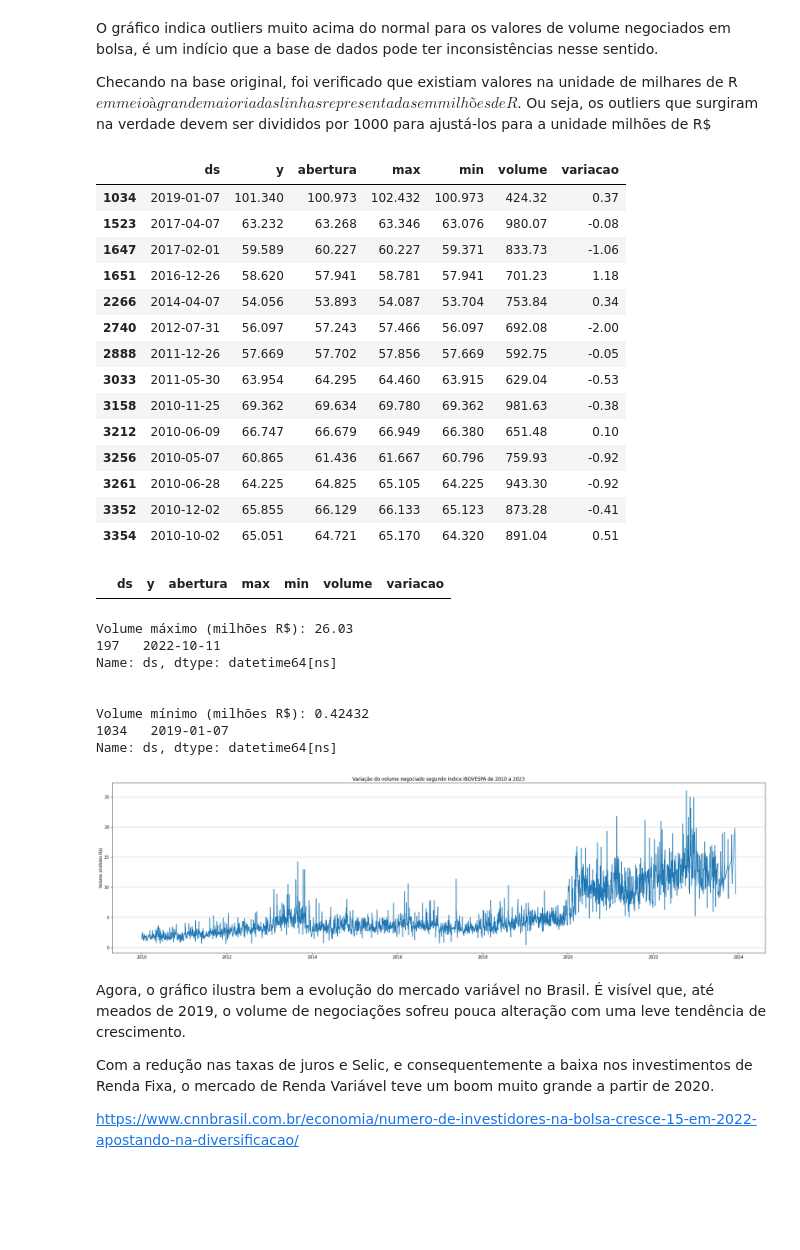
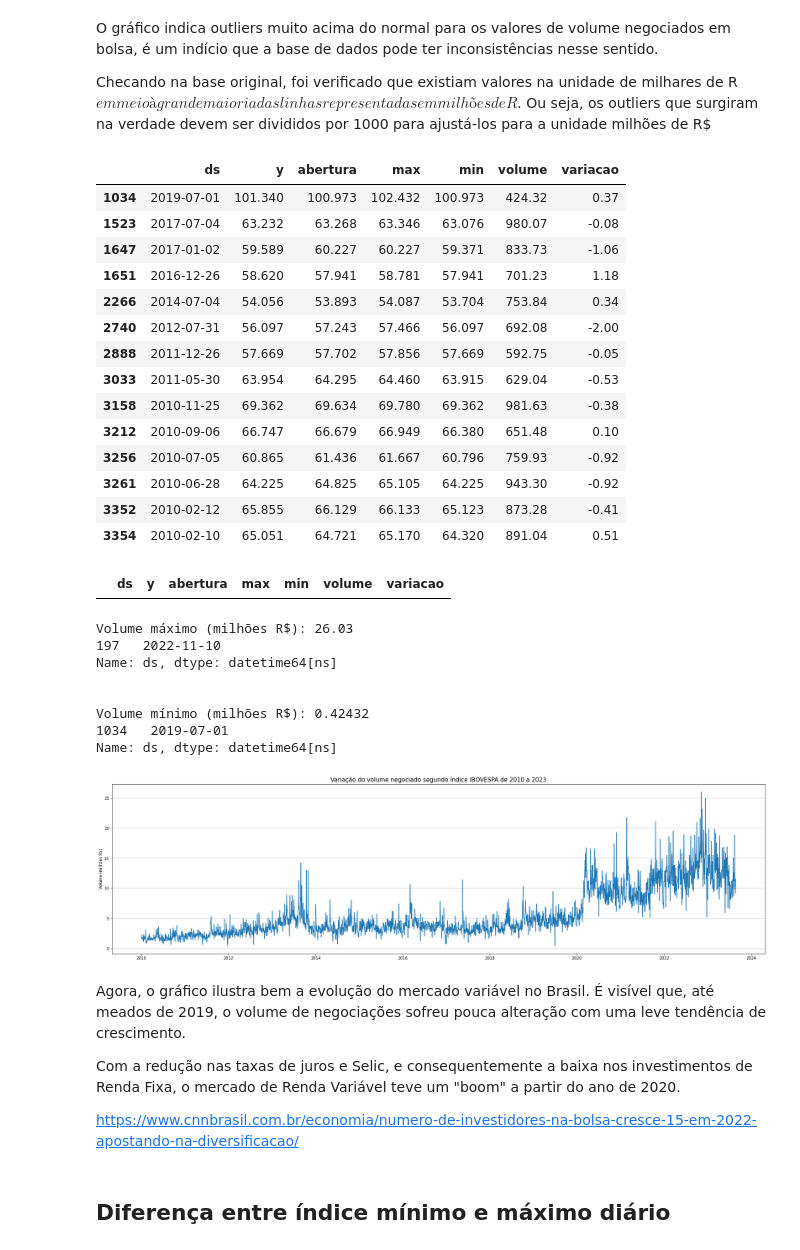
Before and after one commit to jackson-simionato/fase2_pos_tech, a Jupyter notebook: Fase2_Tech_Challenge/Fase2_Tech_Challenge.ipynb, the cells around one changed output. Saved outputs shown, nothing was run; the diff lists cells and outputs as text; code cells hidden in the pictures; blank space fills up the shorter version.

```diff
--- a/Fase2_Tech_Challenge/Fase2_Tech_Challenge.ipynb
+++ b/Fase2_Tech_Challenge/Fase2_Tech_Challenge.ipynb
@@ -72,7 +72,7 @@ Existem algumas inconsistências na base. Coluna de data está como tipo texto,
 ## Ajuste nos tipos de dados
 # %%
 # Coluna Data com tipo datetime
-dados = pd.read_csv(dados_path, parse_dates=[0])
+dados = pd.read_csv(dados_path, parse_dates=[0], dayfirst=True)
 
 dados.head()
 # %% [output]
@@ -235,20 +235,20 @@ Checando na base original, foi verificado que existiam valores na unidade de mil
 dados.loc[dados.volume > 100]
 # %% [output]
 |  | ds | y | abertura | max | min | volume | variacao |
-| 1034 | 2019-01-07 | 101.340 | 100.973 | 102.432 | 100.973 | 424.32 | 0.37 |
-| 1523 | 2017-04-07 | 63.232 | 63.268 | 63.346 | 63.076 | 980.07 | -0.08 |
-| 1647 | 2017-02-01 | 59.589 | 60.227 | 60.227 | 59.371 | 833.73 | -1.06 |
+| 1034 | 2019-07-01 | 101.340 | 100.973 | 102.432 | 100.973 | 424.32 | 0.37 |
+| 1523 | 2017-07-04 | 63.232 | 63.268 | 63.346 | 63.076 | 980.07 | -0.08 |
+| 1647 | 2017-01-02 | 59.589 | 60.227 | 60.227 | 59.371 | 833.73 | -1.06 |
 | 1651 | 2016-12-26 | 58.620 | 57.941 | 58.781 | 57.941 | 701.23 | 1.18 |
-| 2266 | 2014-04-07 | 54.056 | 53.893 | 54.087 | 53.704 | 753.84 | 0.34 |
+| 2266 | 2014-07-04 | 54.056 | 53.893 | 54.087 | 53.704 | 753.84 | 0.34 |
 | 2740 | 2012-07-31 | 56.097 | 57.243 | 57.466 | 56.097 | 692.08 | -2.00 |
 | 2888 | 2011-12-26 | 57.669 | 57.702 | 57.856 | 57.669 | 592.75 | -0.05 |
 | 3033 | 2011-05-30 | 63.954 | 64.295 | 64.460 | 63.915 | 629.04 | -0.53 |
 | 3158 | 2010-11-25 | 69.362 | 69.634 | 69.780 | 69.362 | 981.63 | -0.38 |
-| 3212 | 2010-06-09 | 66.747 | 66.679 | 66.949 | 66.380 | 651.48 | 0.10 |
-| 3256 | 2010-05-07 | 60.865 | 61.436 | 61.667 | 60.796 | 759.93 | -0.92 |
+| 3212 | 2010-09-06 | 66.747 | 66.679 | 66.949 | 66.380 | 651.48 | 0.10 |
+| 3256 | 2010-07-05 | 60.865 | 61.436 | 61.667 | 60.796 | 759.93 | -0.92 |
 | 3261 | 2010-06-28 | 64.225 | 64.825 | 65.105 | 64.225 | 943.30 | -0.92 |
-| 3352 | 2010-12-02 | 65.855 | 66.129 | 66.133 | 65.123 | 873.28 | -0.41 |
-| 3354 | 2010-10-02 | 65.051 | 64.721 | 65.170 | 64.320 | 891.04 | 0.51 |
+| 3352 | 2010-02-12 | 65.855 | 66.129 | 66.133 | 65.123 | 873.28 | -0.41 |
+| 3354 | 2010-02-10 | 65.051 | 64.721 | 65.170 | 64.320 | 891.04 | 0.51 |
 # %%
 # Conversão para milhões de R$
 dados.loc[dados.volume > 100, 'volume'] = dados.volume/1000
@@ -266,30 +266,32 @@ print(f'Volume mínimo (milhões R$): {dados.volume.min()}')
 print(dados.loc[dados.volume == dados.volume.min()]['ds'])
 # %% [output]
 Volume máximo (milhões R$): 26.03
-197   2022-10-11
+197   2022-11-10
 Name: ds, dtype: datetime64[ns]
 
 
 Volume mínimo (milhões R$): 0.42432
-1034   2019-01-07
+1034   2019-07-01
 Name: ds, dtype: datetime64[ns]
 # %%
 fig, ax = plt.subplots(figsize=(30,8))
 
 sns.lineplot(dados, x='ds', y='volume', ax=ax)
 
 ax.grid(True, color='black', linewidth=0.2, axis='y')
 
-ax.set_title('Variação do volume negociado segundo índice IBOVESPA de 2010 a 2023')
+ax.set_title('Variação do volume negociado segundo índice IBOVESPA de 2010 a 2023', fontsize=15)
 ax.set_xlabel('')
 ax.set_ylabel('Volume (milhões R$)')
 
 plt.show()
 # %% [output]
-[figure, old version]
+[figure, new version]
 # %% [markdown]
 Agora, o gráfico ilustra bem a evolução do mercado variável no Brasil. É visível que, até meados de 2019, o volume de negociações sofreu pouca alteração com uma leve tendência de crescimento.
 
-Com a redução nas taxas de juros e Selic, e consequentemente a baixa nos investimentos de Renda Fixa, o mercado de Renda Variável teve um boom muito grande a partir de 2020.
+Com a redução nas taxas de juros e Selic, e consequentemente a baixa nos investimentos de Renda Fixa, o mercado de Renda Variável teve um "boom" a partir do ano de 2020.
 
 https://www.cnnbrasil.com.br/economia/numero-de-investidores-na-bolsa-cresce-15-em-2022-apostando-na-diversificacao/
+# %% [markdown]
+## Diferença entre índice mínimo e máximo diário
```
Also changed, not shown: parts of 55 cells of this notebook, 3 other files.
